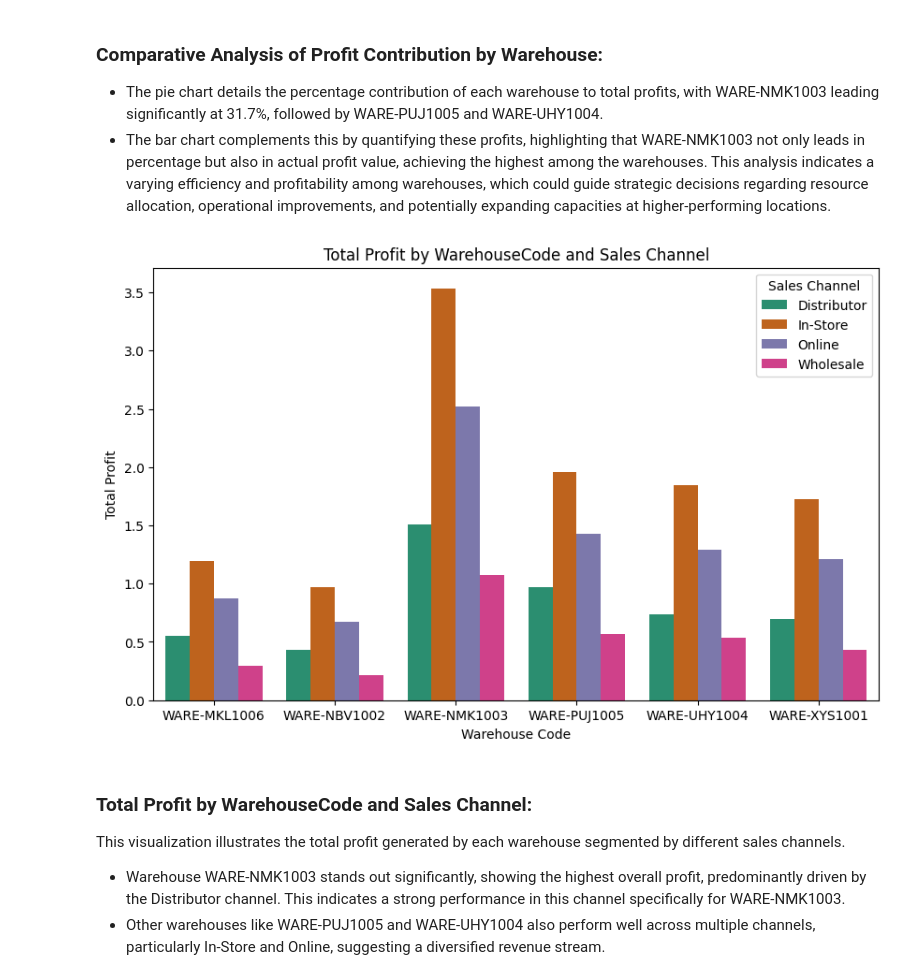
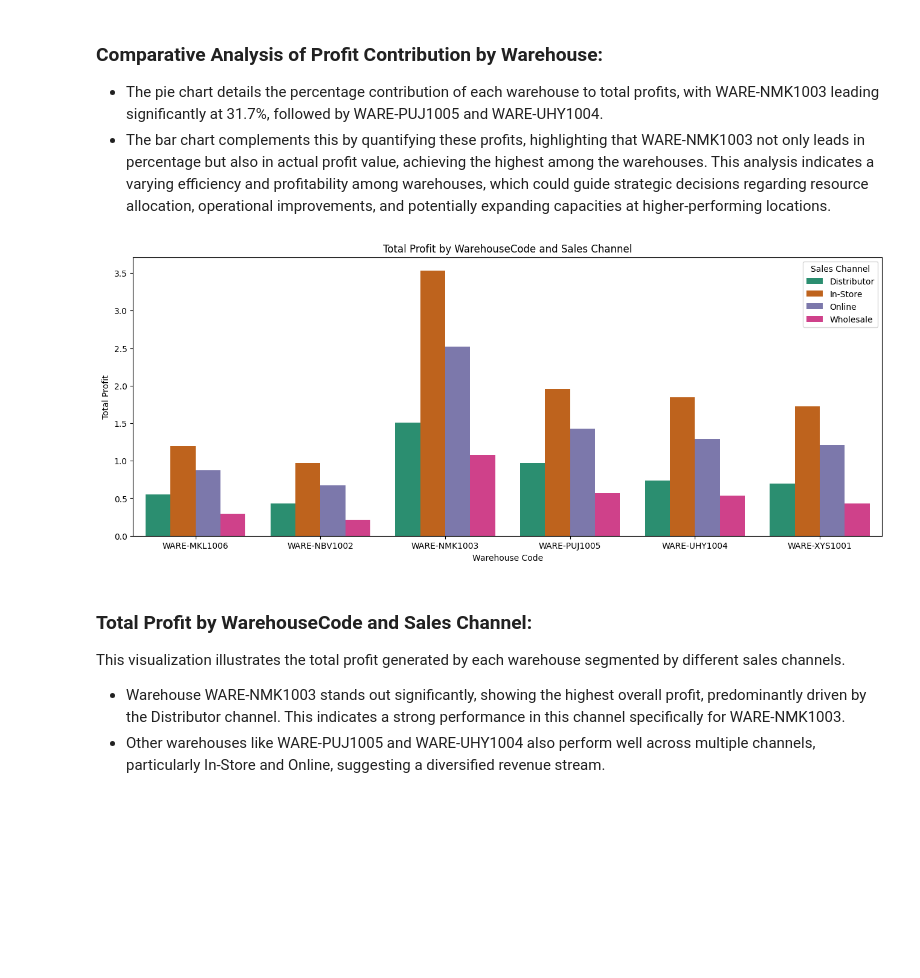
Before and after one commit to NataliaMikh/supply-chain-analysis, a Jupyter notebook: main.ipynb, the cells around one changed output. Cells and saved outputs as stored; diff of their text form; code cells hidden in the pictures; blank space fills up the shorter version.

```diff
--- a/main.ipynb
+++ b/main.ipynb
@@ -366,18 +366,18 @@ plt.show()
 # %%
 # Total Profit by WarehouseCode and Sales Channel
 profit_by_category = df.groupby(['WarehouseCode', 'Sales Channel'])[
     'Profit'].sum().reset_index()
 
 # Plotting total profit for each combination using Seaborn (Bar Plot)
-plt.figure(figsize=(10, 6))
+plt.figure(figsize=(16, 6))
 sns.barplot(x='WarehouseCode', y='Profit', hue='Sales Channel',
             data=profit_by_category, palette='Dark2')
 plt.title('Total Profit by WarehouseCode and Sales Channel')
 plt.xlabel('Warehouse Code')
 plt.ylabel('Total Profit')
 plt.show()
 # %% [output]
-[figure, old version]
+[figure, new version]
 # %% [markdown]
 ### **Total Profit by WarehouseCode and Sales Channel:**
 
```
Also changed, not shown: parts of 5 cells of this notebook, 5 other files.
